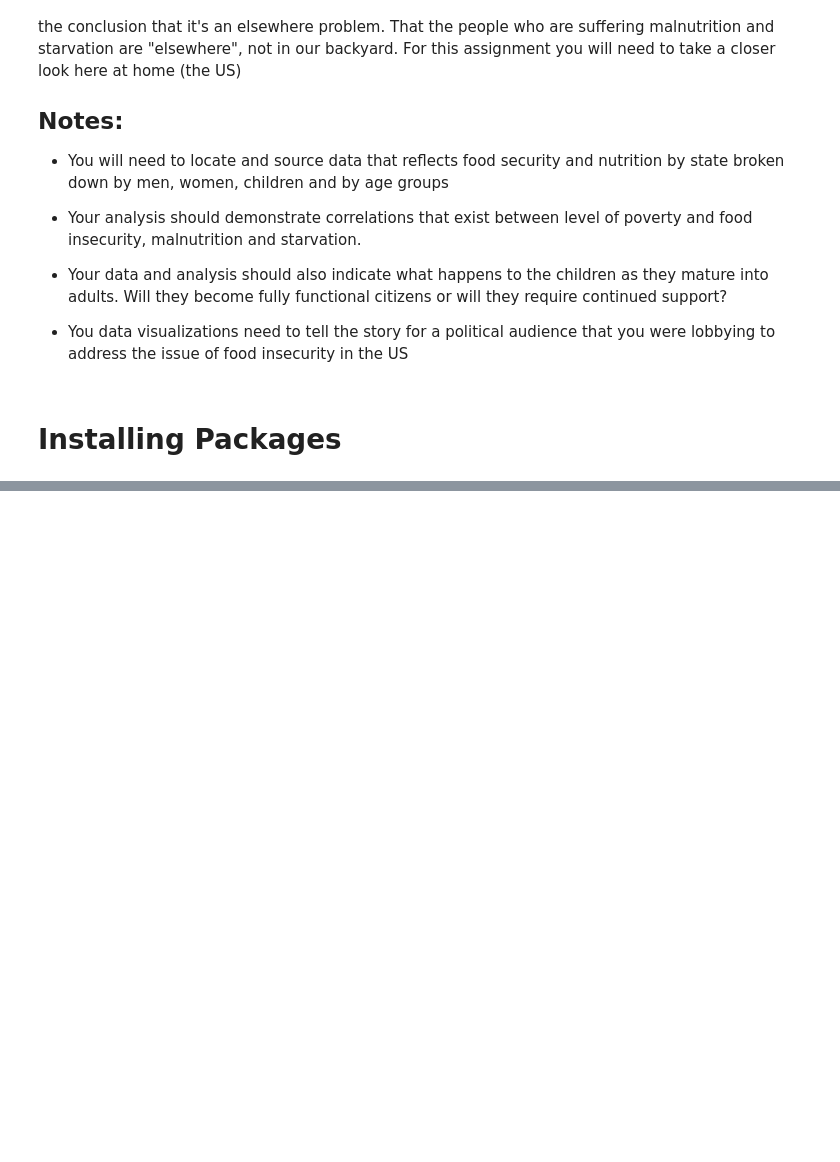
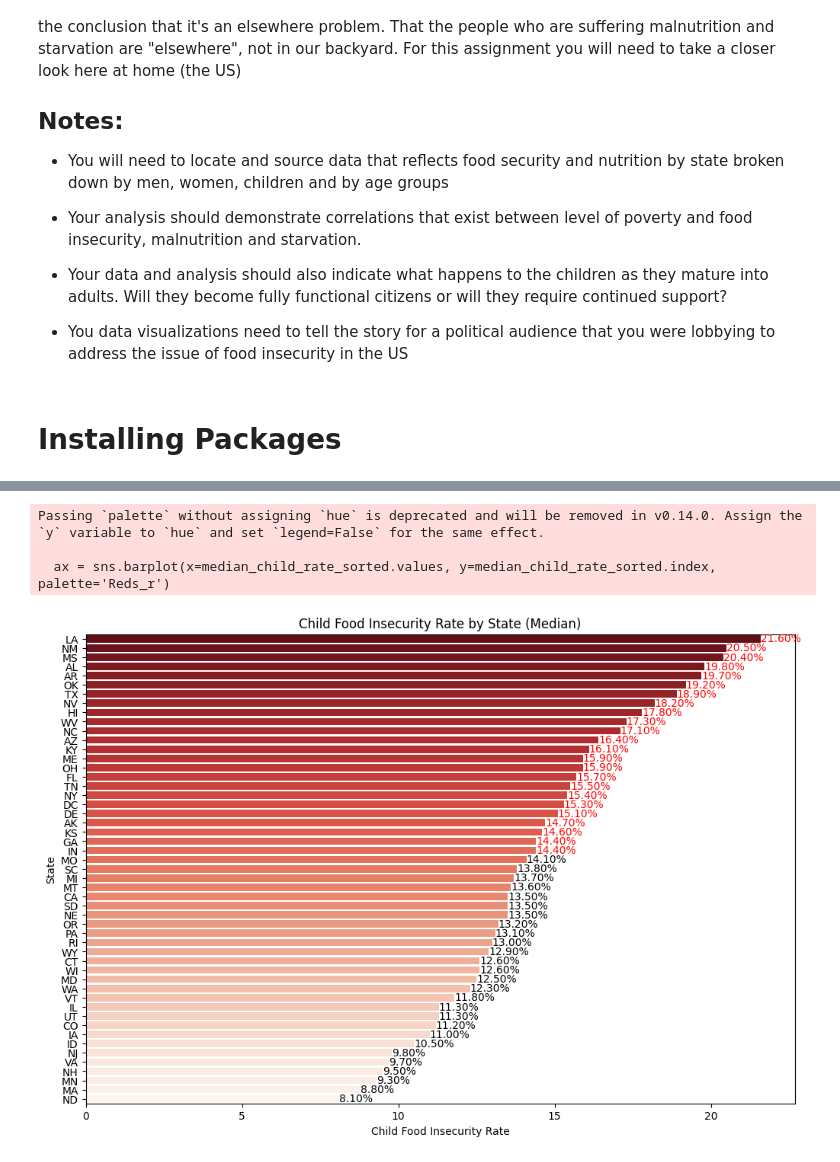
Before and after one commit to rkasa01/DATA608_Story6, a Jupyter notebook: DATA608_Story6.ipynb, the cells around one changed output, grey strips where cells are left out. Drawn from its saved outputs; the diff is of its cells as text; code cells hidden in the pictures; blank space fills up the shorter version.

```diff
--- a/DATA608_Story6.ipynb
+++ b/DATA608_Story6.ipynb
@@ -17,0 +28,3 @@ The United Nations Food and Agriculture Organization publication, The State of F
+# %%
+df_state = pd.read_excel('MMG2023_2019-2021_Data_ToShare.xlsx', sheet_name='State')
+df_state.head()
@@ -17,0 +185,21 @@ The United Nations Food and Agriculture Organization publication, The State of F
+# %%
+median_child_rate = new_df_state.groupby('State')['Child Food Insecurity Rate '].median() * 100
+median_child_rate_sorted = median_child_rate.sort_values(ascending=False)
+average_rate = median_child_rate.mean()
+
+plt.figure(figsize=(12, 8))
+ax = sns.barplot(x=median_child_rate_sorted.values, y=median_child_rate_sorted.index, palette='Reds_r')
+
+for index, value in enumerate(median_child_rate_sorted.values):
+    color = 'red' if value > average_rate else 'black'
+    plt.text(value, index, f'{value:.2f}%', va='center', color=color)
+
+plt.title('Child Food Insecurity Rate by State (Median)')
+plt.xlabel('Child Food Insecurity Rate')
+plt.ylabel('State')
+plt.show()
+# %% [output]
+Passing `palette` without assigning `hue` is deprecated and will be removed in v0.14.0. Assign the `y` variable to `hue` and set `legend=False` for the same effect.
+
+  ax = sns.barplot(x=median_child_rate_sorted.values, y=median_child_rate_sorted.index, palette='Reds_r')
+[figure, added]
```
Also changed, not shown: parts of 16 cells of this notebook.
